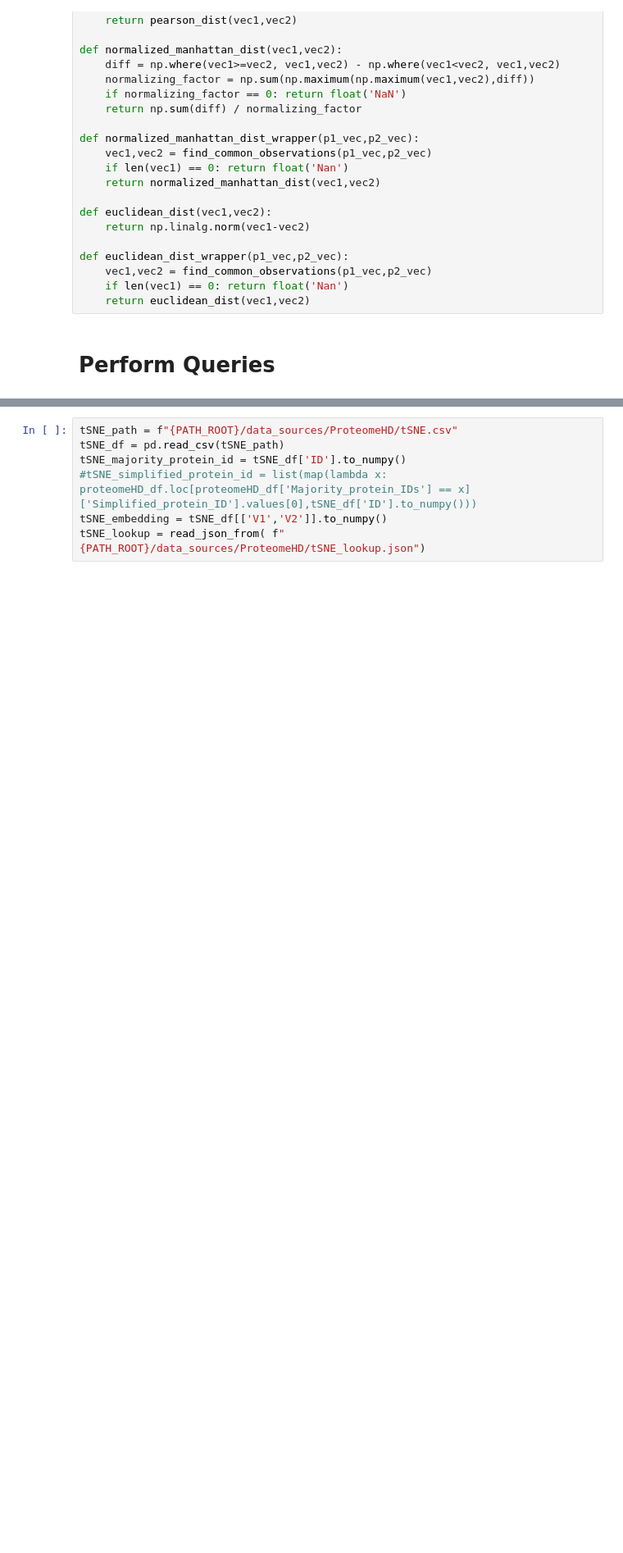
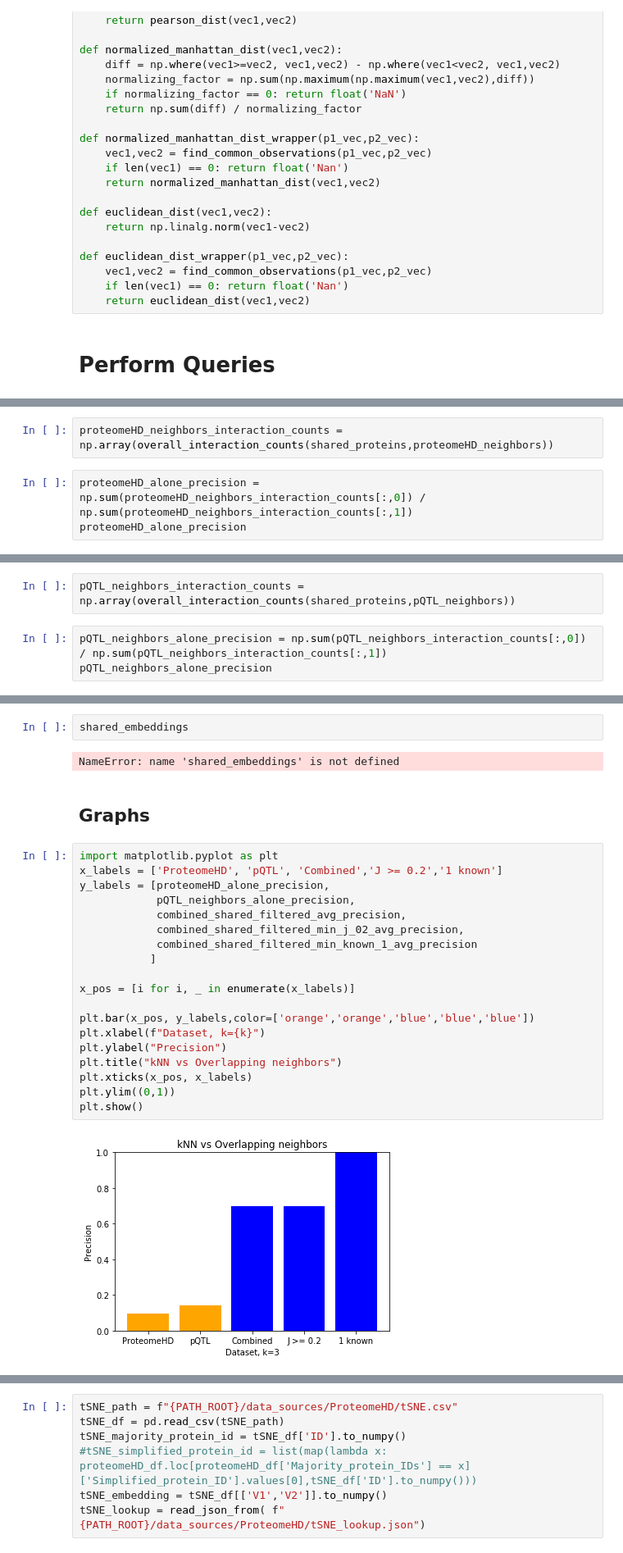
Before and after one commit to hoyinchu/ProteomicsResearch, a Jupyter notebook: notebooks/EvaluateEmbeddings.ipynb, the cells around one changed output, grey strips where cells are left out. Shown at 82% size. Drawn from its saved outputs; the diff is of its cells as text; blank space fills up the shorter version.

Commit message:
update overlap neighbor methods related notebooks

```diff
--- a/notebooks/EvaluateEmbeddings.ipynb
+++ b/notebooks/EvaluateEmbeddings.ipynb
@@ -148,0 +355,5 @@ def euclidean_dist_wrapper(p1_vec,p2_vec):
+# %%
+proteomeHD_neighbors_interaction_counts = np.array(overall_interaction_counts(shared_proteins,proteomeHD_neighbors))
+# %%
+proteomeHD_alone_precision = np.sum(proteomeHD_neighbors_interaction_counts[:,0]) / np.sum(proteomeHD_neighbors_interaction_counts[:,1])
+proteomeHD_alone_precision
@@ -148,0 +366,5 @@ def euclidean_dist_wrapper(p1_vec,p2_vec):
+# %%
+pQTL_neighbors_interaction_counts = np.array(overall_interaction_counts(shared_proteins,pQTL_neighbors))
+# %%
+pQTL_neighbors_alone_precision = np.sum(pQTL_neighbors_interaction_counts[:,0]) / np.sum(pQTL_neighbors_interaction_counts[:,1])
+pQTL_neighbors_alone_precision
@@ -148,0 +391,27 @@ def euclidean_dist_wrapper(p1_vec,p2_vec):
+# %%
+shared_embeddings
+# %% [output]
+NameError: name 'shared_embeddings' is not defined
+# %% [markdown]
+## Graphs
+# %%
+import matplotlib.pyplot as plt
+x_labels = ['ProteomeHD', 'pQTL', 'Combined','J >= 0.2','1 known']
+y_labels = [proteomeHD_alone_precision,
+            pQTL_neighbors_alone_precision,
+            combined_shared_filtered_avg_precision,
+            combined_shared_filtered_min_j_02_avg_precision,
+            combined_shared_filtered_min_known_1_avg_precision
+           ]
+
+x_pos = [i for i, _ in enumerate(x_labels)]
+
+plt.bar(x_pos, y_labels,color=['orange','orange','blue','blue','blue'])
+plt.xlabel(f"Dataset, k={k}")
+plt.ylabel("Precision")
+plt.title("kNN vs Overlapping neighbors")
+plt.xticks(x_pos, x_labels)
+plt.ylim((0,1))
+plt.show()
+# %% [output]
+[figure, added]
```
Also changed, not shown: parts of 45 cells of this notebook, 1 other file.
